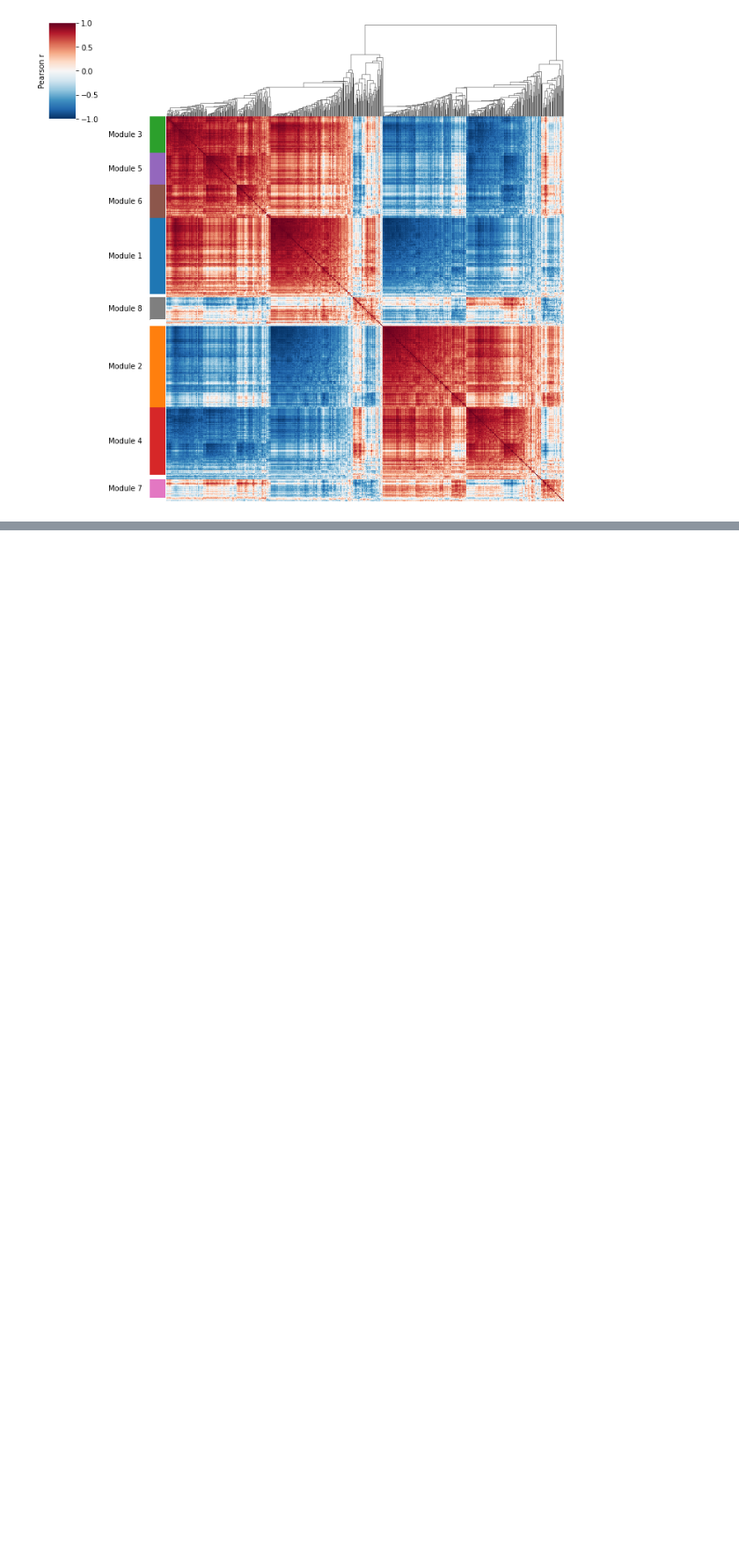
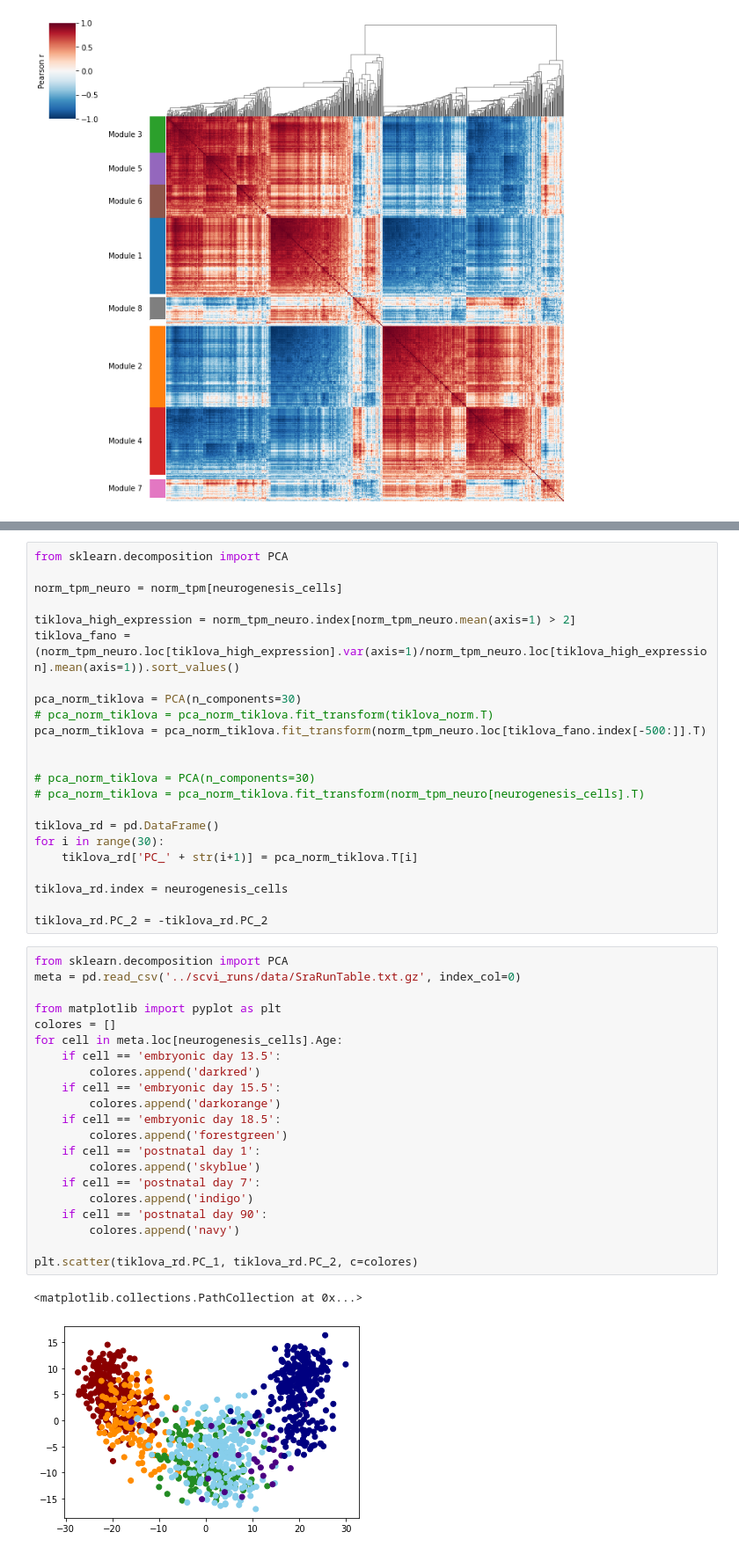
Before and after one commit to lareaulab/analysis_psix, a Jupyter notebook: mouse_brain_development/Untitled.ipynb, the cells around one changed output, grey strips where cells are left out. Shown at 88% size. Drawn from its saved outputs; the diff is of its cells as text; blank space fills up the shorter version.

```diff
--- a/mouse_brain_development/Untitled.ipynb
+++ b/mouse_brain_development/Untitled.ipynb
@@ -39,0 +67,47 @@ aver = local_correlation_plot(
+# %%
+from sklearn.decomposition import PCA
+
+norm_tpm_neuro = norm_tpm[neurogenesis_cells]
+
+tiklova_high_expression = norm_tpm_neuro.index[norm_tpm_neuro.mean(axis=1) > 2]
+tiklova_fano = (norm_tpm_neuro.loc[tiklova_high_expression].var(axis=1)/norm_tpm_neuro.loc[tiklova_high_expression].mean(axis=1)).sort_values()
+
+pca_norm_tiklova = PCA(n_components=30)
+# pca_norm_tiklova = pca_norm_tiklova.fit_transform(tiklova_norm.T)
+pca_norm_tiklova = pca_norm_tiklova.fit_transform(norm_tpm_neuro.loc[tiklova_fano.index[-500:]].T)
+
+
+# pca_norm_tiklova = PCA(n_components=30)
+# pca_norm_tiklova = pca_norm_tiklova.fit_transform(norm_tpm_neuro[neurogenesis_cells].T)
+
+tiklova_rd = pd.DataFrame()
+for i in range(30):
+    tiklova_rd['PC_' + str(i+1)] = pca_norm_tiklova.T[i]
+
+tiklova_rd.index = neurogenesis_cells
+
+tiklova_rd.PC_2 = -tiklova_rd.PC_2
+# %%
+from sklearn.decomposition import PCA
+meta = pd.read_csv('../scvi_runs/data/SraRunTable.txt.gz', index_col=0)
+
+from matplotlib import pyplot as plt
+colores = []
+for cell in meta.loc[neurogenesis_cells].Age:
+    if cell == 'embryonic day 13.5':
+        colores.append('darkred')
+    if cell == 'embryonic day 15.5':
+        colores.append('darkorange')
+    if cell == 'embryonic day 18.5':
+        colores.append('forestgreen')
+    if cell == 'postnatal day 1':
+        colores.append('skyblue')
+    if cell == 'postnatal day 7':
+        colores.append('indigo')
+    if cell == 'postnatal day 90':
+        colores.append('navy')
+
+plt.scatter(tiklova_rd.PC_1, tiklova_rd.PC_2, c=colores)
+# %% [output]
+<matplotlib.collections.PathCollection at 0x...>
+[figure, added]
```
Also changed, not shown: parts of 11 cells of this notebook, 11 other files.
